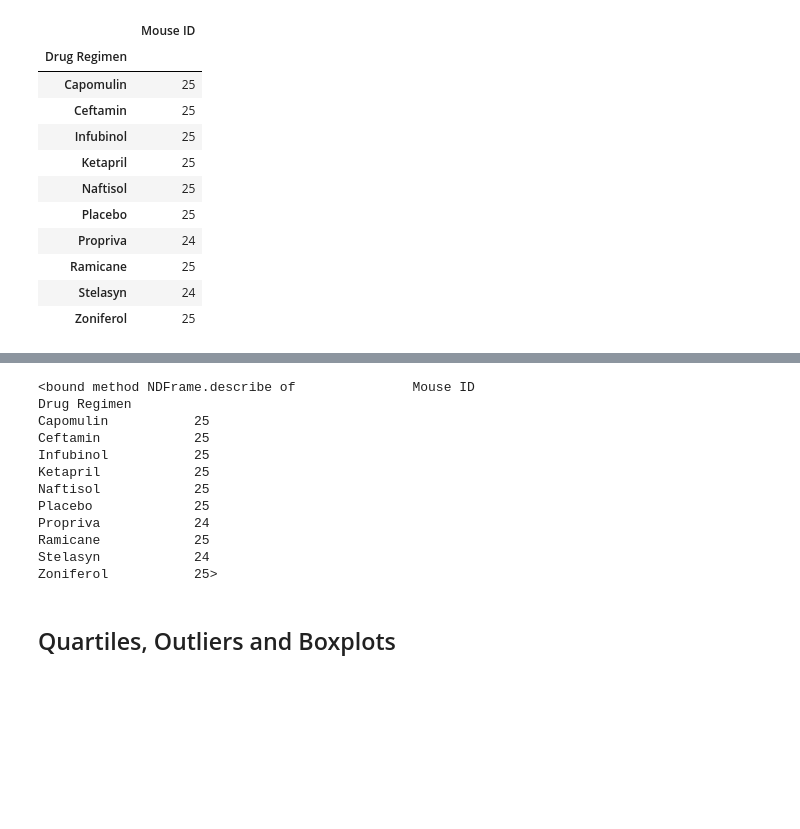
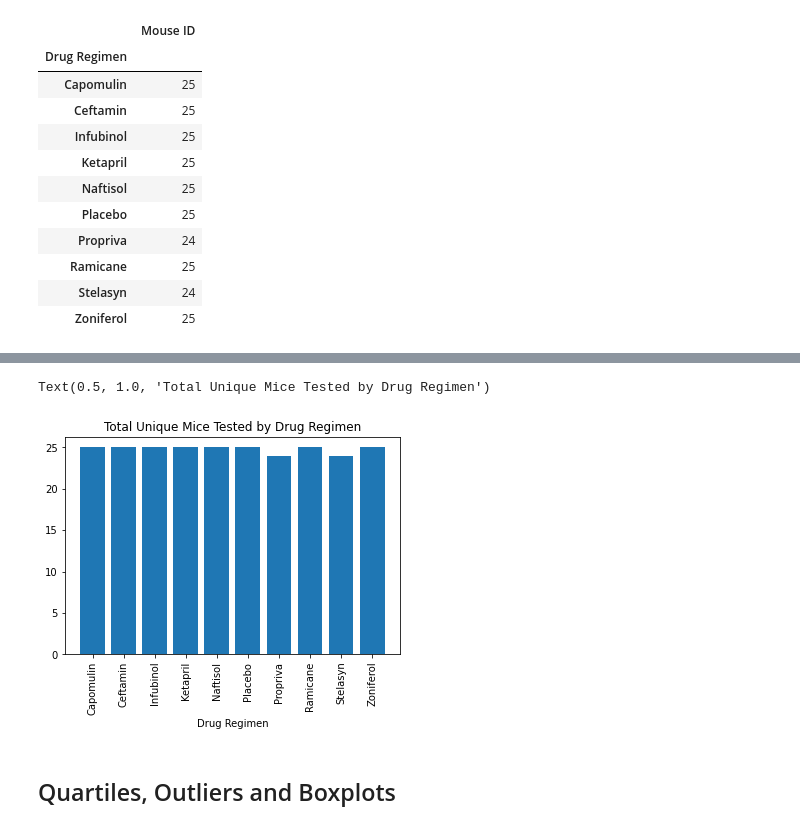
Before and after one commit to miaisrael/matplotlib-challenge, a Jupyter notebook: Pymaceuticals/pymaceuticals_starter.ipynb, the cells around one changed output, grey strips where cells are left out. Saved outputs shown, nothing was run; the diff lists cells and outputs as text; code cells hidden in the pictures; blank space fills up the shorter version.

```diff
--- a/Pymaceuticals/pymaceuticals_starter.ipynb
+++ b/Pymaceuticals/pymaceuticals_starter.ipynb
@@ -165,19 +170,13 @@ bar_data.plot(kind="bar")
 # %%
 # Generate a bar plot showing the total number of unique mice tested on each drug regimen using pyplot
-bar_data.describe
+plt.bar(drug_regimen, total_mice, align="center")
+plt.xlabel("Drug Regimen")
+tick_loc= [value for value in drug_regimen]
+plt.xticks(tick_loc, drug_regimen, rotation="vertical")
+plt.title("Total Unique Mice Tested by Drug Regimen")
 # %% [output]
-<bound method NDFrame.describe of               Mouse ID
-Drug Regimen
-Capomulin           25
-Ceftamin            25
-Infubinol           25
-Ketapril            25
-Naftisol            25
-Placebo             25
-Propriva            24
-Ramicane            25
-Stelasyn            24
-Zoniferol           25>
+Text(0.5, 1.0, 'Total Unique Mice Tested by Drug Regimen')
+[figure, added]
 # %%
 # Generate a pie plot showing the distribution of female versus male mice using pandas
 # %%
```
Also changed, not shown: parts of 4 cells of this notebook.
